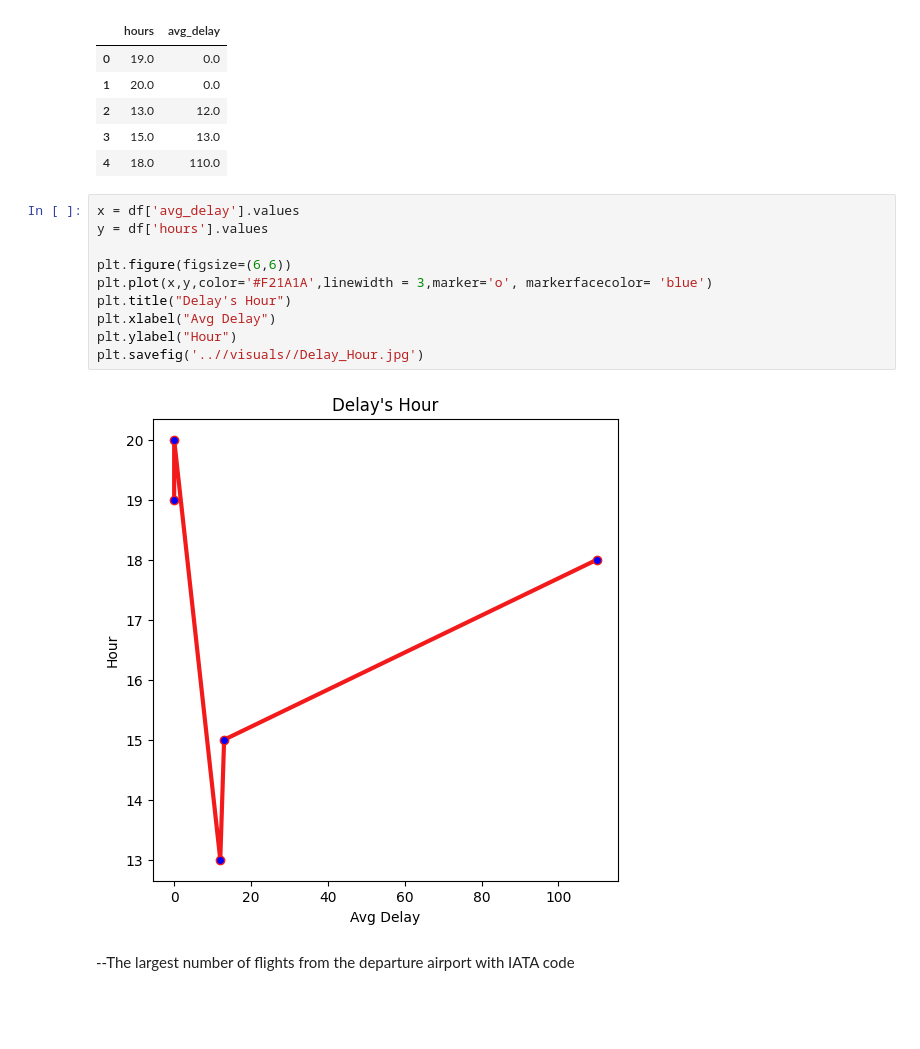
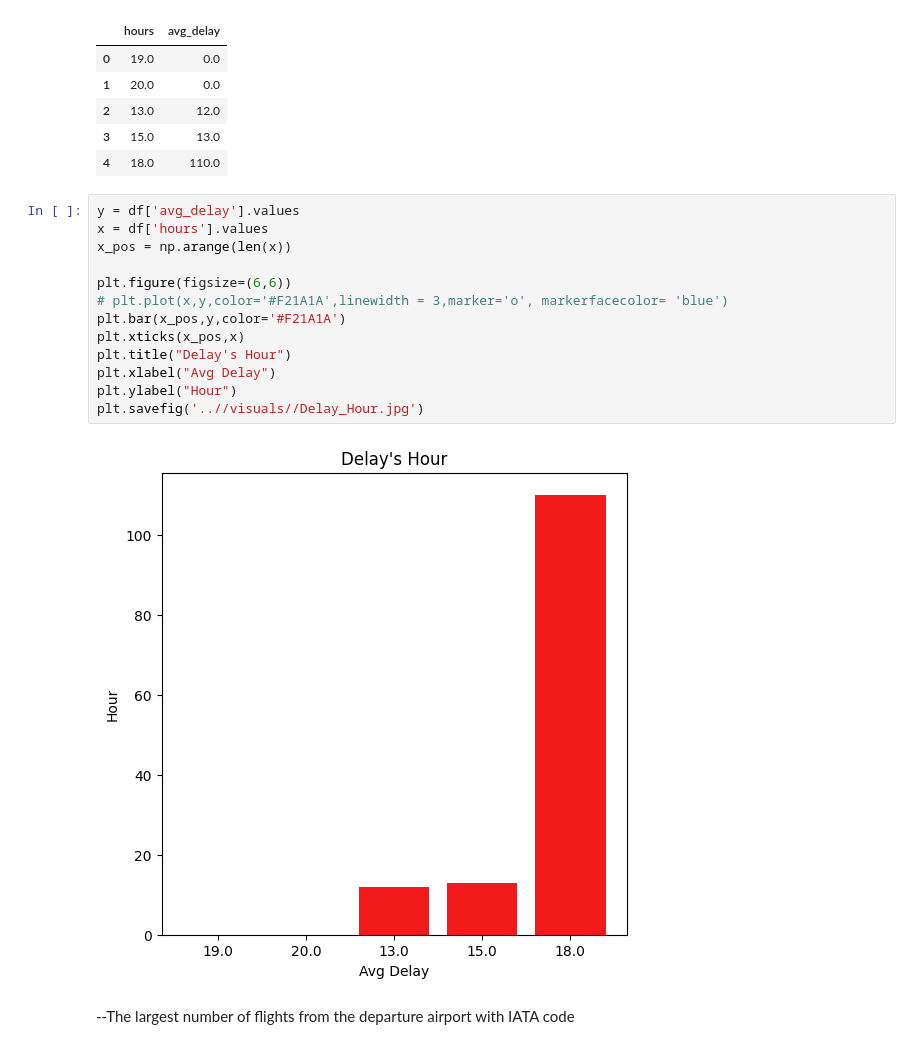
Before and after one commit to parsakamali-tech/Real_Time_Flight_Data_ETL_Analysis_Pipeline, a Jupyter notebook: notebook/analysis.ipynb, the cells around one changed output. Cells and saved outputs as stored; diff of their text form; blank space fills up the shorter version.

```diff
--- a/notebook/analysis.ipynb
+++ b/notebook/analysis.ipynb
@@ -144,17 +144,20 @@ df
 | 3 | 15.0 | 13.0 |
 | 4 | 18.0 | 110.0 |
 # %%
-x = df['avg_delay'].values
-y = df['hours'].values
+y = df['avg_delay'].values
+x = df['hours'].values
+x_pos = np.arange(len(x))
 
 plt.figure(figsize=(6,6))
-plt.plot(x,y,color='#F21A1A',linewidth = 3,marker='o', markerfacecolor= 'blue')
+# plt.plot(x,y,color='#F21A1A',linewidth = 3,marker='o', markerfacecolor= 'blue')
+plt.bar(x_pos,y,color='#F21A1A')
+plt.xticks(x_pos,x)
 plt.title("Delay's Hour")
 plt.xlabel("Avg Delay")
 plt.ylabel("Hour")
 plt.savefig('..//visuals//Delay_Hour.jpg')
 # %% [output]
-[figure, old version]
+[figure, new version]
 # %% [markdown]
 --The largest number of flights from the departure airport with IATA code
 # %%
```
Also changed, not shown: 1 other file.
